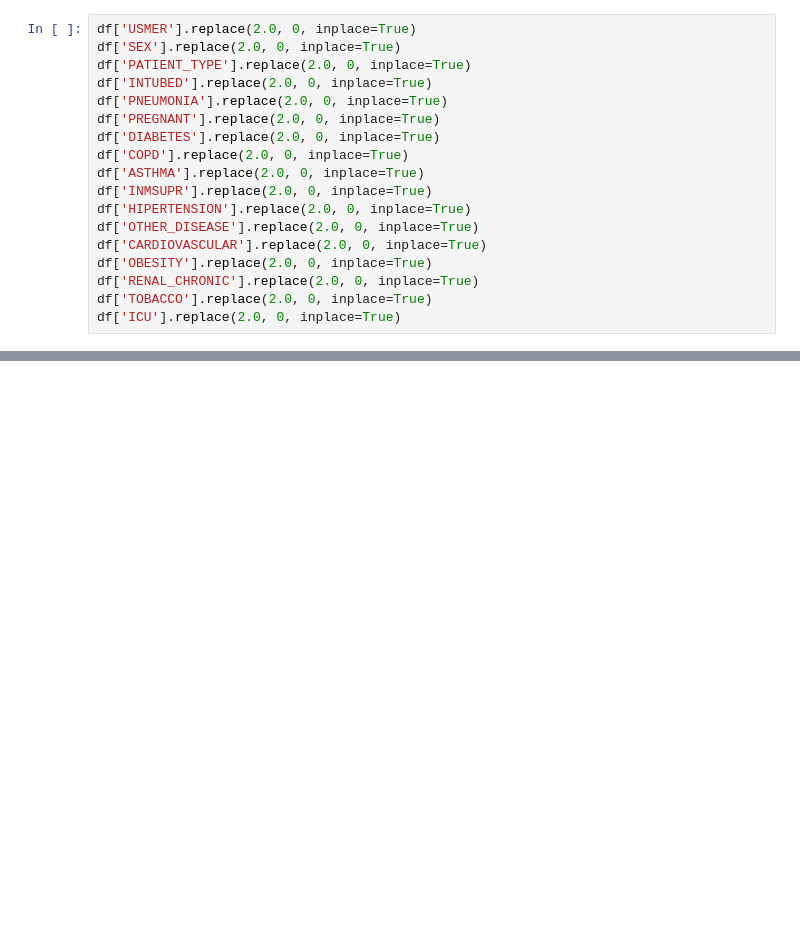
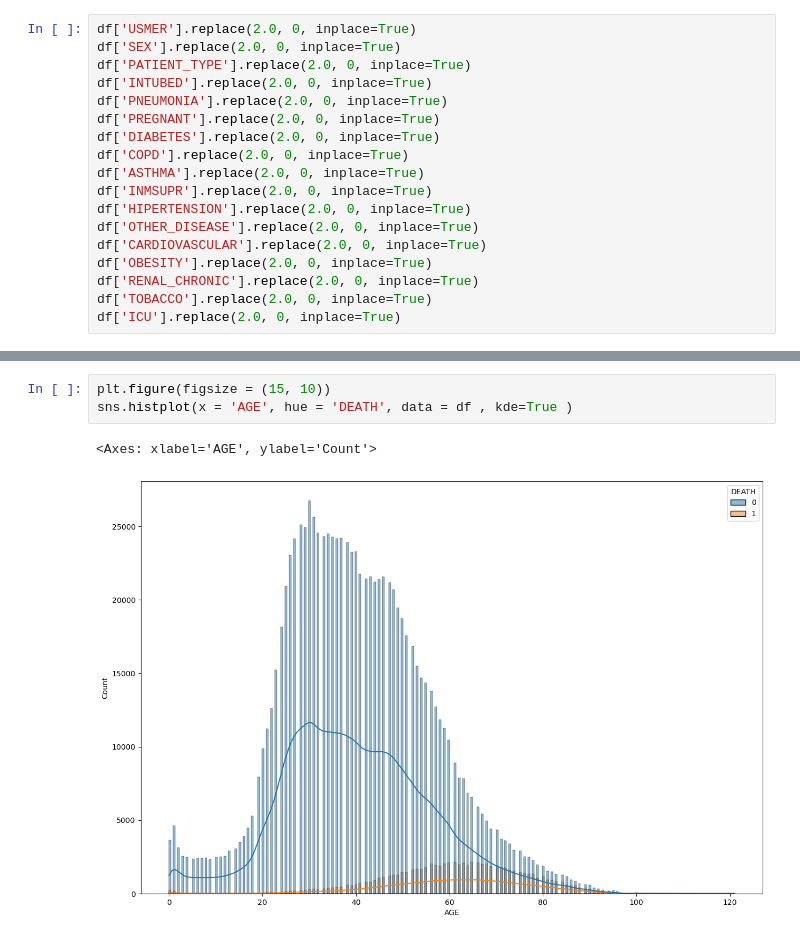
Before and after one commit to dzungnguyen21/Ml, a Jupyter notebook: ml.ipynb, the cells around one changed output, grey strips where cells are left out. Saved outputs shown, nothing was run; the diff lists cells and outputs as text; blank space fills up the shorter version.

```diff
--- a/ml.ipynb
+++ b/ml.ipynb
@@ -208,0 +306,6 @@ df['ICU'].replace(2.0, 0, inplace=True)
+# %%
+plt.figure(figsize = (15, 10))
+sns.histplot(x = 'AGE', hue = 'DEATH', data = df , kde=True )
+# %% [output]
+<Axes: xlabel='AGE', ylabel='Count'>
+[figure, added]
```
Also changed, not shown: parts of 24 cells of this notebook.
